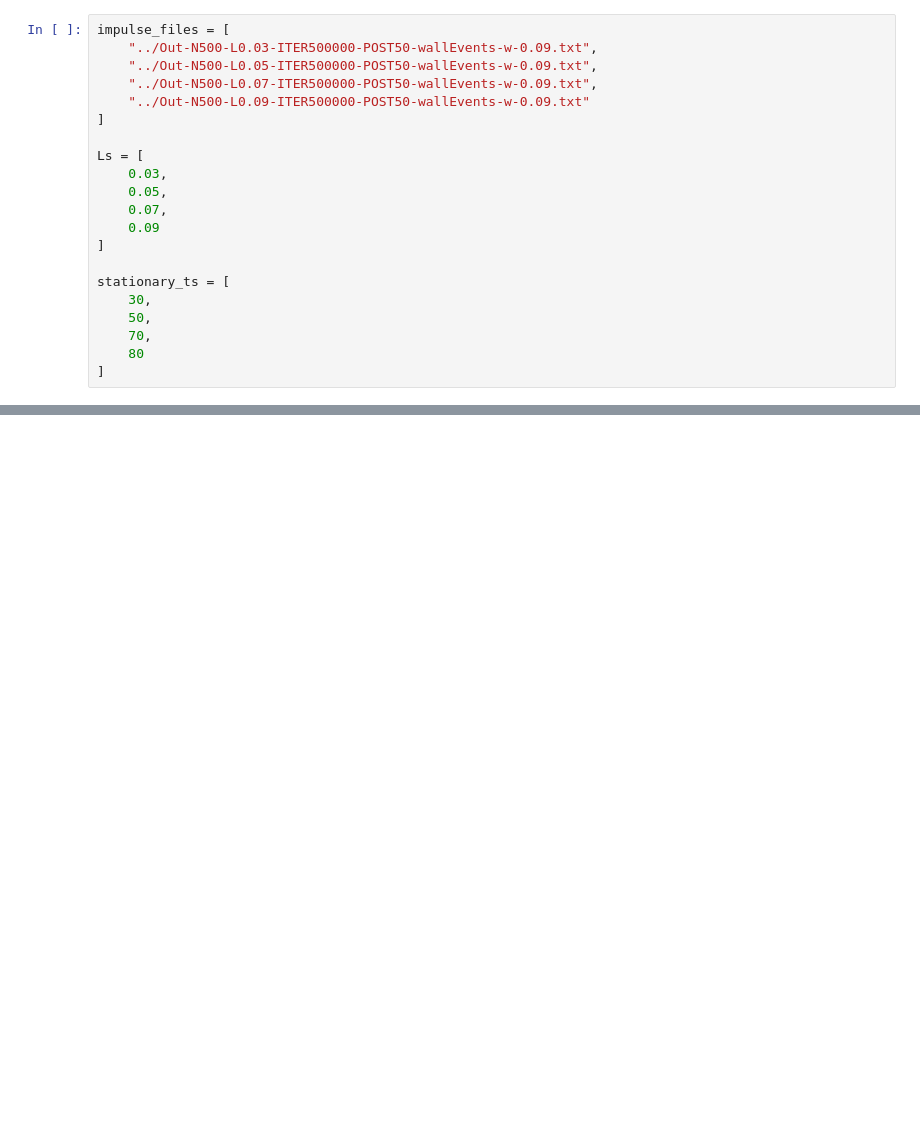
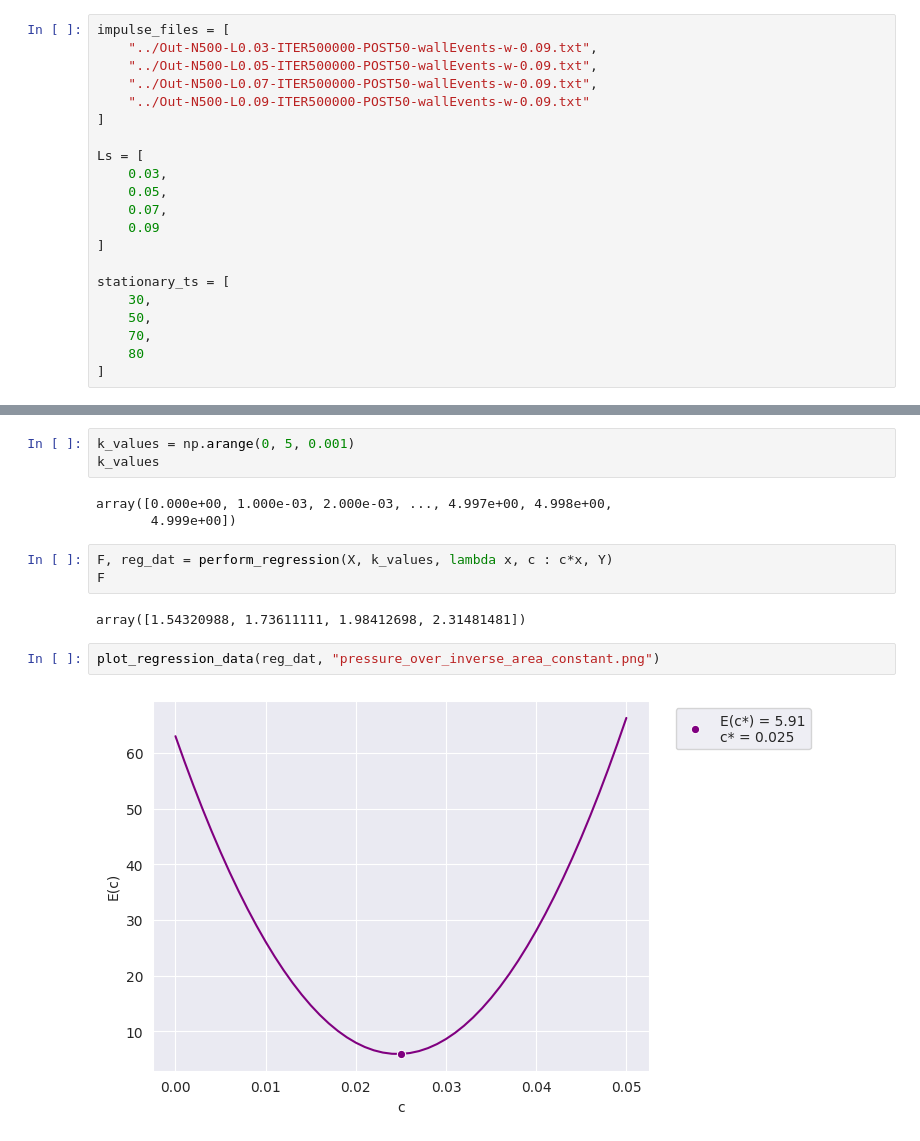
Before and after one commit to mricarte-i/2023Q2G01, a Jupyter notebook: TP3/plotter/pressure_over_inverse_area.ipynb, the cells around one changed output, grey strips where cells are left out. Saved outputs shown, nothing was run; the diff lists cells and outputs as text; blank space fills up the shorter version.

```diff
--- a/TP3/plotter/pressure_over_inverse_area.ipynb
+++ b/TP3/plotter/pressure_over_inverse_area.ipynb
@@ -40,0 +90,15 @@ Area
+# %%
+k_values = np.arange(0, 5, 0.001)
+k_values
+# %% [output]
+array([0.000e+00, 1.000e-03, 2.000e-03, ..., 4.997e+00, 4.998e+00,
+       4.999e+00])
+# %%
+F, reg_dat = perform_regression(X, k_values, lambda x, c : c*x, Y)
+F
+# %% [output]
+array([1.54320988, 1.73611111, 1.98412698, 2.31481481])
+# %%
+plot_regression_data(reg_dat, "pressure_over_inverse_area_constant.png")
+# %% [output]
+[figure, added]
```
Also changed, not shown: parts of 18 cells of this notebook, 2 other files.
